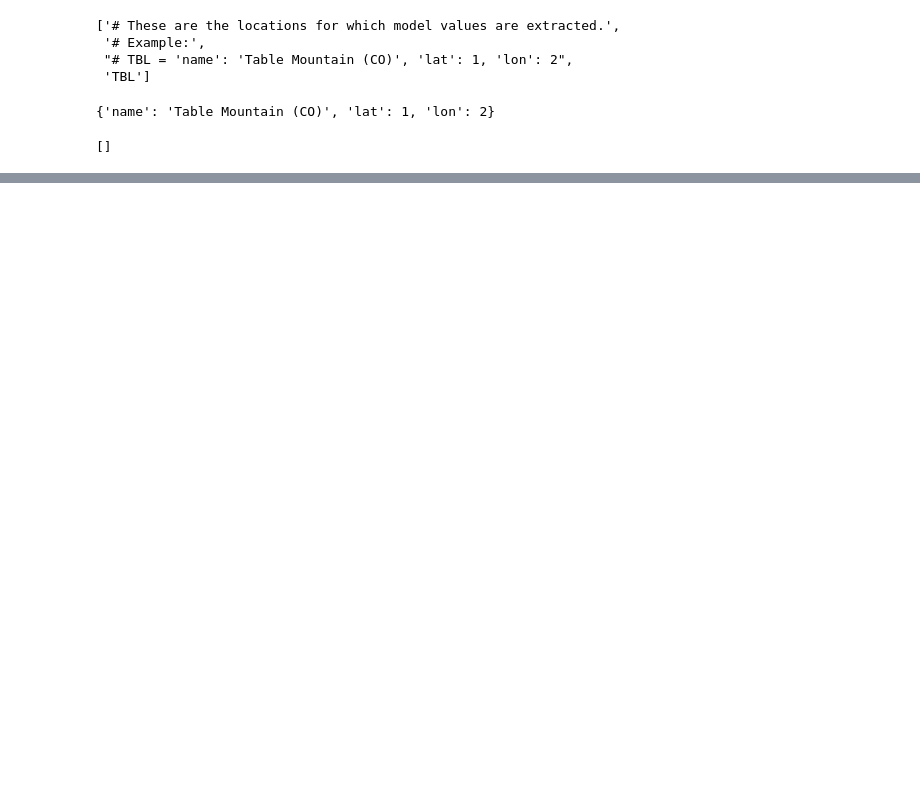
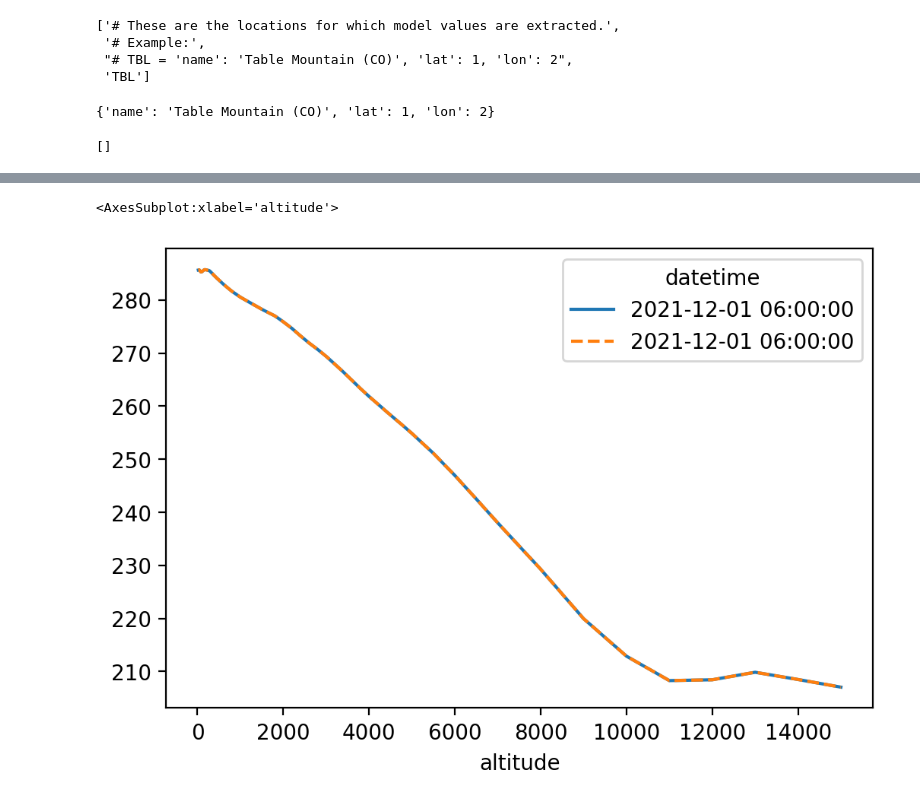
Before and after one commit to hagne/hrrr_sraper, a Jupyter notebook: examples/operationalize/development.ipynb, the cells around one changed output, grey strips where cells are left out. Cells and saved outputs as stored; diff of their text form; code cells hidden in the pictures; blank space fills up the shorter version.

```diff
--- a/examples/operationalize/development.ipynb
+++ b/examples/operationalize/development.ipynb
@@ -59,0 +315,2 @@ list(config_in['variables'].keys())
+# %%
+ds = xr.open_dataset('test3py38updatednetcdf.nc')
@@ -59,0 +319,8 @@ list(config_in['variables'].keys())
+# %%
+dst = xr.open_dataset('testpy38test_new.nc')
+# %%
+a = dst.temperature_vp.sel(site='tst', forecast_hour = 0).to_pandas().transpose().plot()
+ds.temperature_vp.sel(site='tst', forecast_hour = 0).to_pandas().transpose().plot(ax= a, ls = '--')
+# %% [output]
+<AxesSubplot:xlabel='altitude'>
+[figure, added]
```
Also changed, not shown: parts of 58 cells of this notebook, 11 other files.
